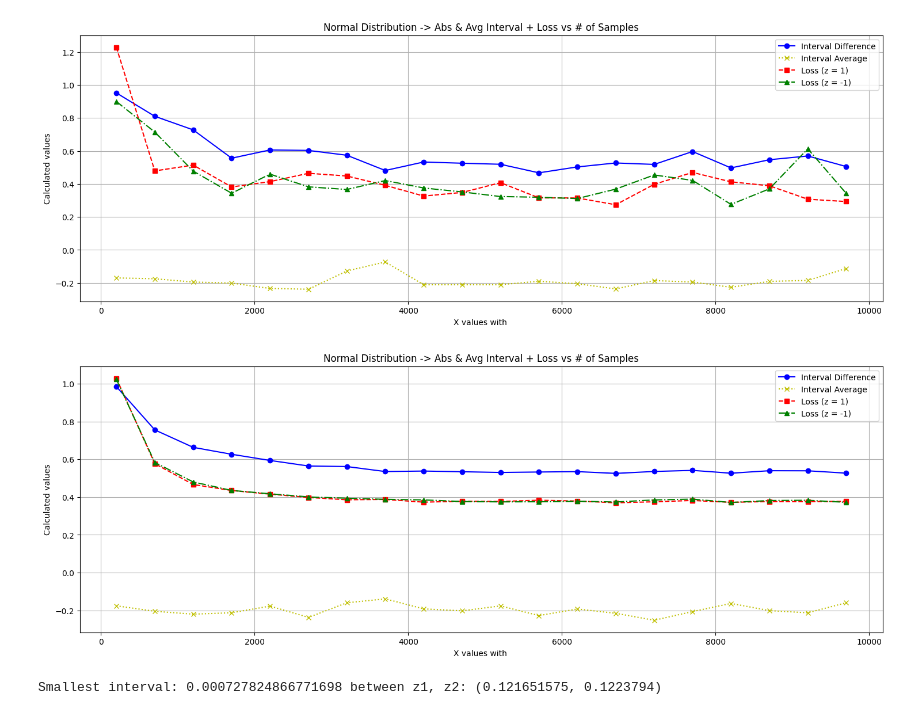
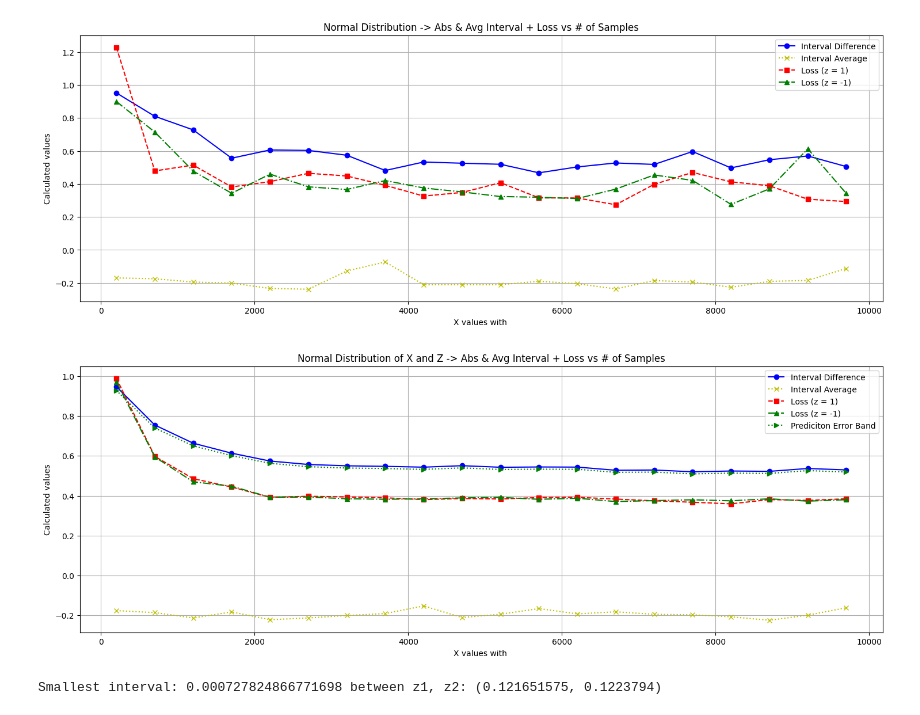
Before and after one commit to IanTsai1/PLAIA, a Jupyter notebook: main.ipynb, the cells around one changed output. Cells and saved outputs as stored; diff of their text form; code cells hidden in the pictures.

Commit message:
added prediciton error band graph

```diff
--- a/main.ipynb
+++ b/main.ipynb
@@ -149,6 +149,7 @@ losses_z_minus1 = []
 between = []
 equal = []
 z_and_y = []
+pred_error_band = []
 # Define the loss function
 loss_fn = nn.MSELoss()
 
@@ -158,6 +159,7 @@ for model in models:
     model_avg_intervals = []
     model_losses_z1 = []
     model_losses_z_minus1 = []
+    model_pred_error_band = []
 
     # Iterate over each instance in the test set
     for i in range(200):
@@ -209,41 +211,54 @@ for model in models:
             avg = (predictions[0] + predictions[1]) / 2
             model_avg_intervals.append(avg)
 
+            #prediction error band
+            std_dev = np.std(predictions, axis=0)
+            error_band = 1.96 * std_dev
+            model_pred_error_band.append(error_band)
+
+
     # Store the results for each model
     intervals.append(model_intervals)
     avg_intervals.append(model_avg_intervals)
     losses_z1.append(model_losses_z1)
     losses_z_minus1.append(model_losses_z_minus1)
+    pred_error_band.append(model_pred_error_band)
 
 intervals = np.array(intervals)
 intervals = np.squeeze(intervals)
 ndz_intervals = np.array([np.mean(i) for i in intervals])
 avg_intervals = np.array(avg_intervals)
 avg_intervals = np.squeeze(avg_intervals)
 ndz_avg_intervals = np.array([np.mean(i) for i in avg_intervals])
 losses_z1 = np.array(losses_z1)
 ndz_losses_z1 = np.array([np.mean(i) for i in losses_z1])
 losses_z_minus1 = np.array(losses_z_minus1)
 ndz_losses_z_minus1 = np.array([np.mean(i) for i in losses_z_minus1])
+pred_error_band = np.array(pred_error_band)
+pred_error_band = np.squeeze(pred_error_band)
+ndz_pred_error_band = np.array([np.mean(i) for i in pred_error_band])
+
 
 x_values = list(np.arange(200, 10000, 500))
 
 # Plotting
 plt.figure(figsize=(18, 6))
 
 plt.plot(x_values, ndz_intervals, marker='o', linestyle='-', color='b', label='Interval Difference')
 plt.plot(x_values, ndz_avg_intervals, marker='x', linestyle=':', color='y', label='Interval Average')
 plt.plot(x_values, ndz_losses_z1, marker='s', linestyle='--', color='r', label='Loss (z = 1)')
 plt.plot(x_values, ndz_losses_z_minus1, marker='^', linestyle='-.', color='g', label='Loss (z = -1)')
+plt.plot(x_values, ndz_pred_error_band, marker='>', linestyle='dotted', color='g', label='Prediciton Error Band')
+
 
 plt.xlabel('X values with ')
 plt.ylabel('Calculated values')
-plt.title('Normal Distribution -> Abs & Avg Interval + Loss vs # of Samples')
+plt.title('Normal Distribution of X and Z -> Abs & Avg Interval + Loss vs # of Samples')
 plt.grid(True)
 plt.legend()
 plt.show()
 # %% [output]
-[figure, old version]
+[figure, new version]
 # %%
 #tightest interval for z(z1,z2) to have a prediction interval that sandwich the true prediction
 smallest_interval = float('inf')
```
Also changed, not shown: parts of 1 cell of this notebook.
